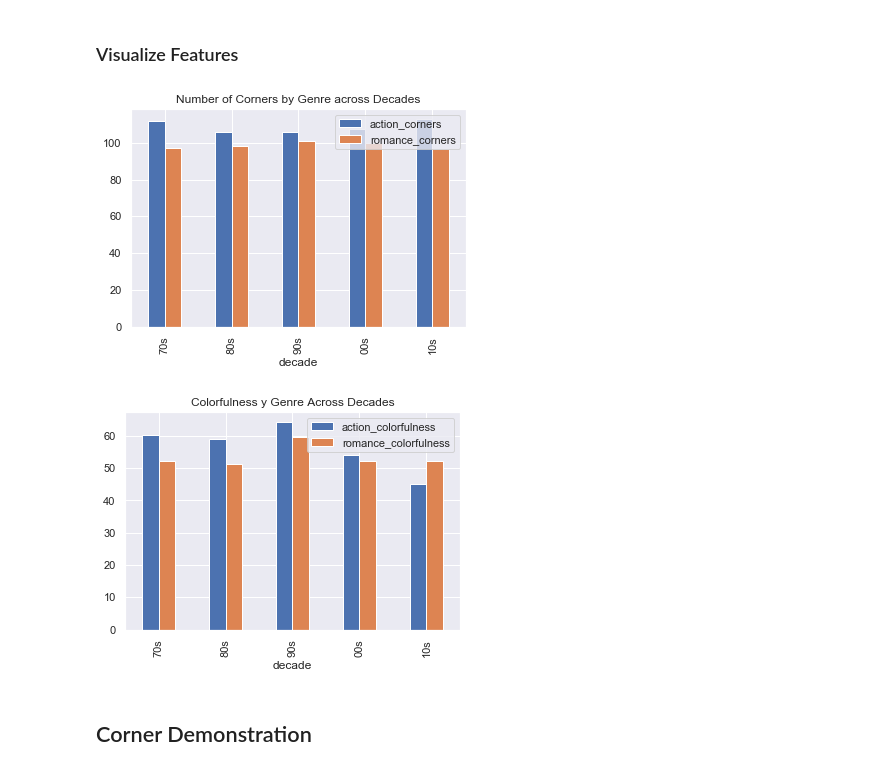
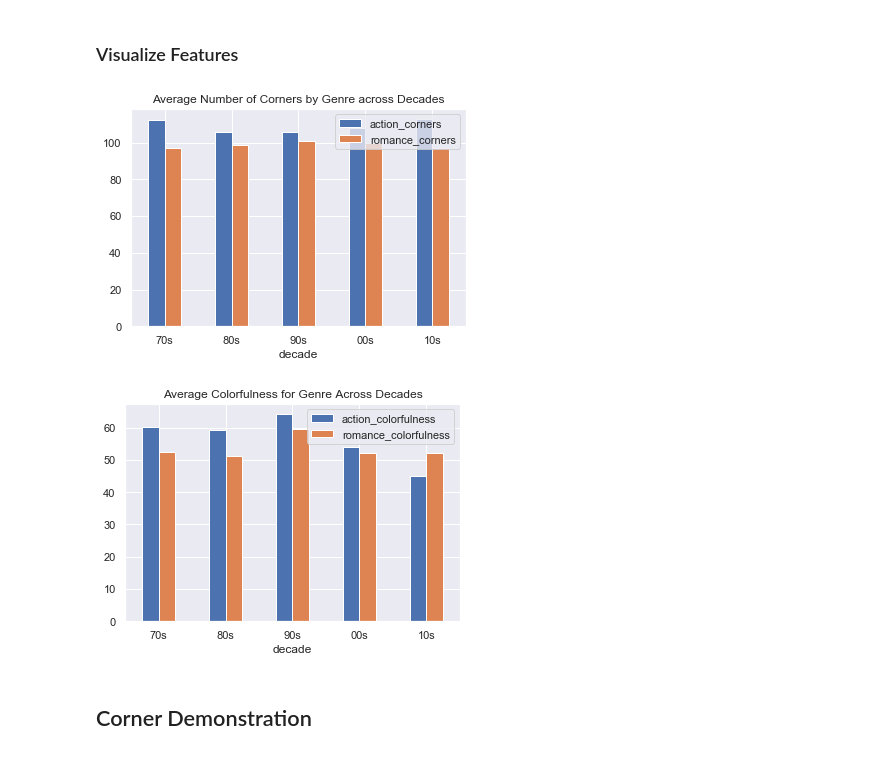
Before and after one commit to luismdiaz01/dsc160-midterm-group-14, a Jupyter notebook: etl.ipynb, the cells around one changed output. Drawn from its saved outputs; the diff is of its cells as text; code cells hidden in the pictures.

```diff
--- a/etl.ipynb
+++ b/etl.ipynb
@@ -349,20 +350,22 @@ grouped_corners.columns = ['action_corners']
 grouped_corners['romance_corners'] = romance_feat.groupby('decade')['num_corners'].mean().loc[decade_order].loc[decade_order].values
 # %%
 grouped_corners.plot(kind='bar')
-plt.title('Number of Corners by Genre across Decades');
+plt.title('Average Number of Corners by Genre across Decades')
+plt.xticks(rotation=0)
 plt.savefig('results/corners.jpg');
 # %% [output]
-[figure, old version]
+[figure, new version]
 # %%
 grouped_color = pd.DataFrame(action_feat.groupby('decade')['colorfulness'].mean().loc[decade_order]).loc[decade_order]#.reset_index()
 grouped_color.columns = ['action_colorfulness']
 grouped_color['romance_colorfulness'] = romance_feat.groupby('decade')['colorfulness'].mean().loc[decade_order].loc[decade_order].values
 # %%
 grouped_color.plot(kind='bar')
-plt.title('Colorfulness y Genre Across Decades');
+plt.title('Average Colorfulness for Genre Across Decades')
+plt.xticks(rotation=0)
 plt.savefig('results/colorfulness.jpg');
 # %% [output]
-[figure, old version]
+[figure, new version]
 # %% [markdown]
 ## Corner Demonstration
 # %%
```
Also changed, not shown: parts of 8 cells of this notebook, 3 other files.
